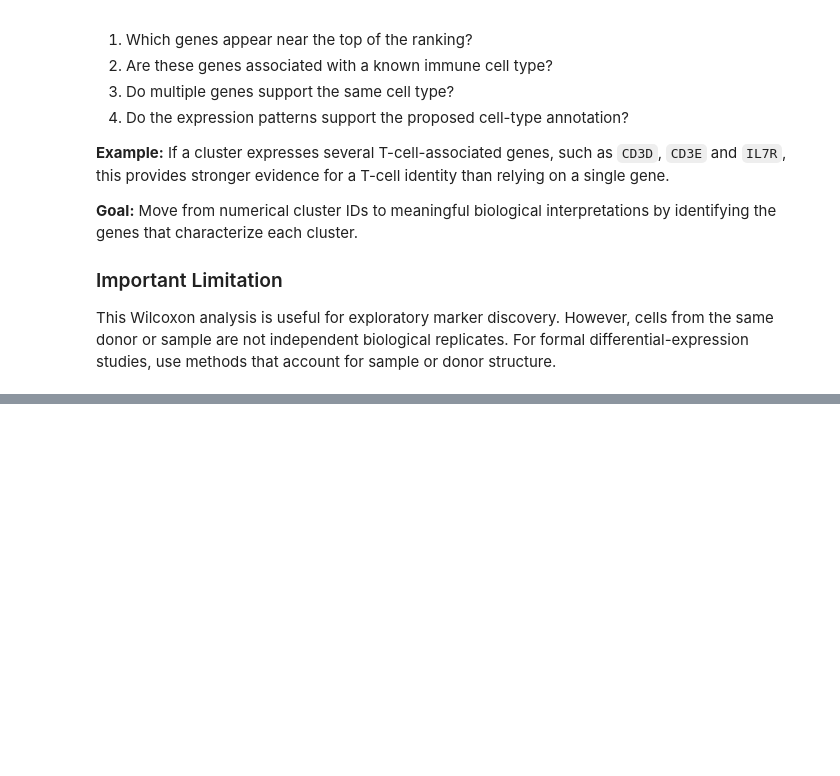
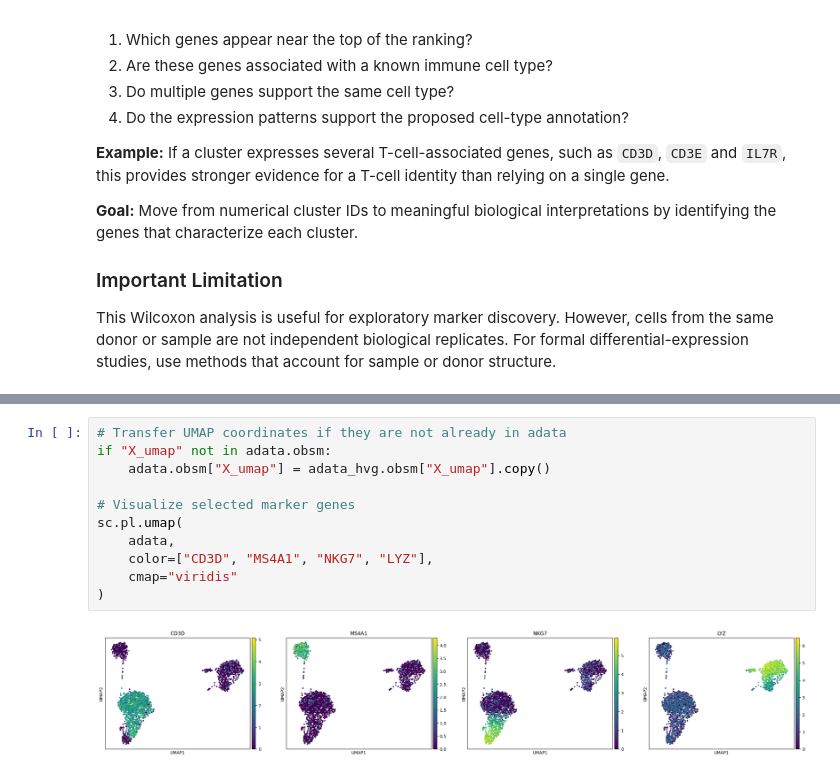
Before and after one commit to saharmansourirad/pbmc3k-scRNA-seq-analysis, a Jupyter notebook: 01_scRNA_seq_QC_and_Preprocessing.ipynb, the cells around one changed output, grey strips where cells are left out. Drawn from its saved outputs; the diff is of its cells as text; blank space fills up the shorter version.

Commit message:
Add marker gene analysis and visualization

```diff
--- a/01_scRNA_seq_QC_and_Preprocessing.ipynb
+++ b/01_scRNA_seq_QC_and_Preprocessing.ipynb
@@ -674,0 +770,13 @@ This Wilcoxon analysis is useful for exploratory marker discovery. However, cell
+# %%
+# Transfer UMAP coordinates if they are not already in adata
+if "X_umap" not in adata.obsm:
+    adata.obsm["X_umap"] = adata_hvg.obsm["X_umap"].copy()
+
+# Visualize selected marker genes
+sc.pl.umap(
+    adata,
+    color=["CD3D", "MS4A1", "NKG7", "LYZ"],
+    cmap="viridis"
+)
+# %% [output]
+[figure, added]
```
Also changed, not shown: parts of 22 cells of this notebook.
